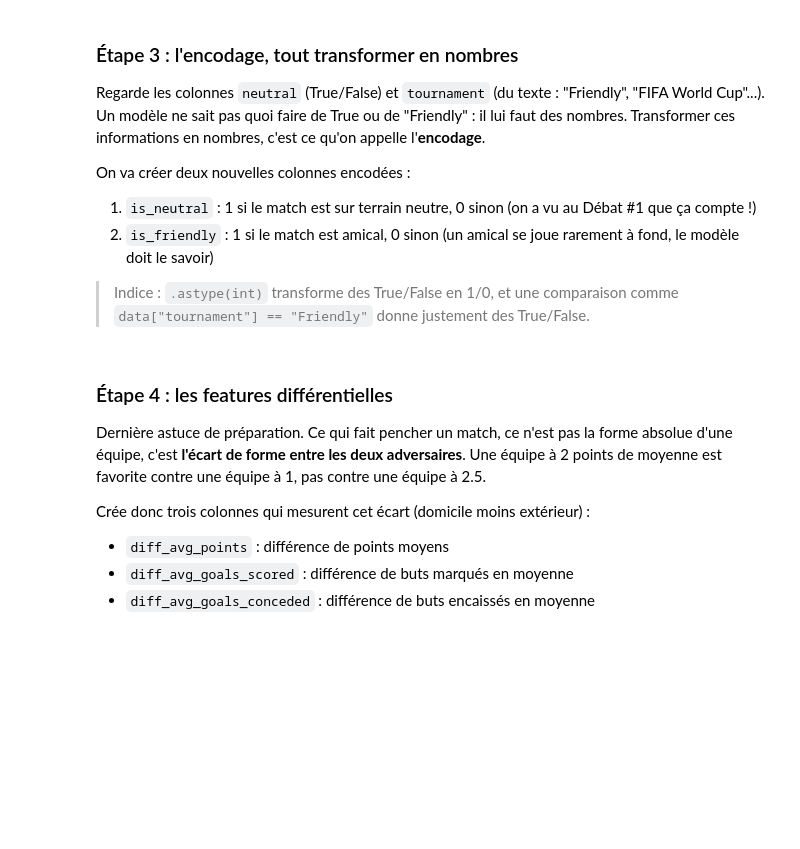
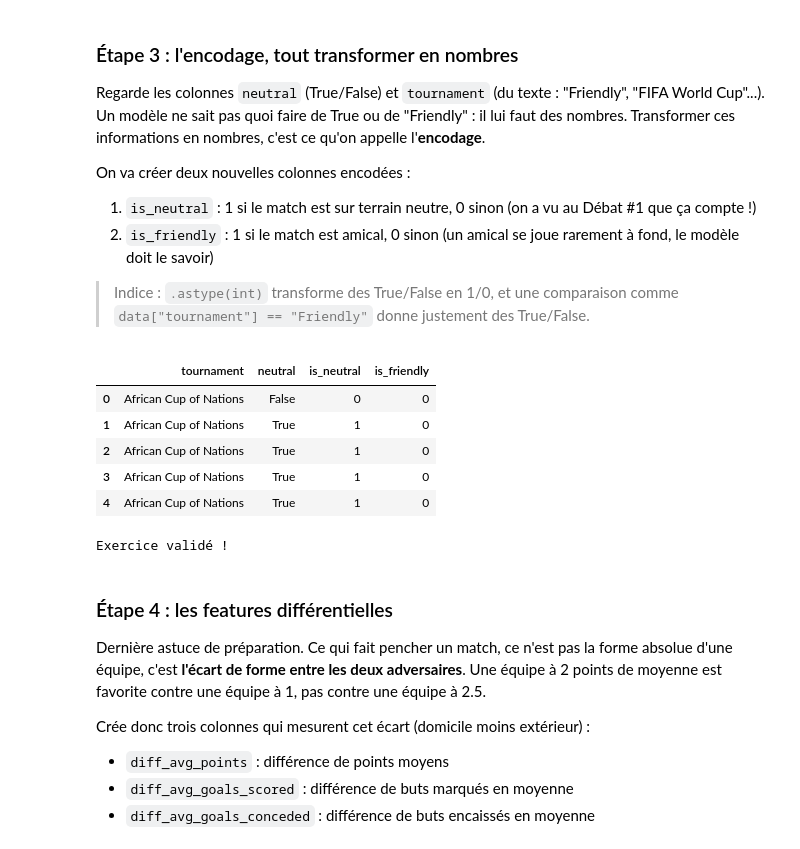
Before and after one commit to MachineLearnia/Cahier-Vacances-2026, a Jupyter notebook: Projet_02/projet_02.ipynb, the cells around one changed output. Saved outputs shown, nothing was run; the diff lists cells and outputs as text; code cells hidden in the pictures; blank space fills up the shorter version.

```diff
--- a/Projet_02/projet_02.ipynb
+++ b/Projet_02/projet_02.ipynb
@@ -298,16 +380,29 @@ On va créer deux nouvelles colonnes encodées :
 
 > Indice : `.astype(int)` transforme des True/False en 1/0, et une comparaison comme `data["tournament"] == "Friendly"` donne justement des True/False.
 # %%
-### START CODE HERE ###
+# Je recréer data à partir du DataFrame df pour ne pas avoir de problème avec les cellules précédentes
+data = df.copy()
+# Je crée une nouvelle colonne "is_neutral" pour indiquer si le match est joué sur un terrain neutre ou non
+data["is_neutral"] = data["neutral"].astype(int)
+# Je crée une nouvelle colonne "is_friendly" qui vaut 1 si le match est amical et 0 sinon
+data["is_friendly"] = (data["tournament"] == "Friendly").astype(int)
 
-### END CODE HERE ###
+data["tournament"] == "Friendly"
 
 display(data[["tournament", "neutral", "is_neutral", "is_friendly"]].head())
 
 assert set(data["is_neutral"].unique()) <= {0, 1}, "is_neutral doit valoir 0 ou 1"
 assert set(data["is_friendly"].unique()) <= {0, 1}, "is_friendly doit valoir 0 ou 1"
 assert data["is_friendly"].sum() == (data["tournament"] == "Friendly").sum(), "is_friendly ne correspond pas"
 print("Exercice validé !")
+# %% [output]
+|  | tournament | neutral | is_neutral | is_friendly |
+| 0 | African Cup of Nations | False | 0 | 0 |
+| 1 | African Cup of Nations | True | 1 | 0 |
+| 2 | African Cup of Nations | True | 1 | 0 |
+| 3 | African Cup of Nations | True | 1 | 0 |
+| 4 | African Cup of Nations | True | 1 | 0 |
+Exercice validé !
 # %% [markdown]
 ### Étape 4 : les features différentielles
 
```
Also changed, not shown: parts of 13 cells of this notebook, 1 other file.
